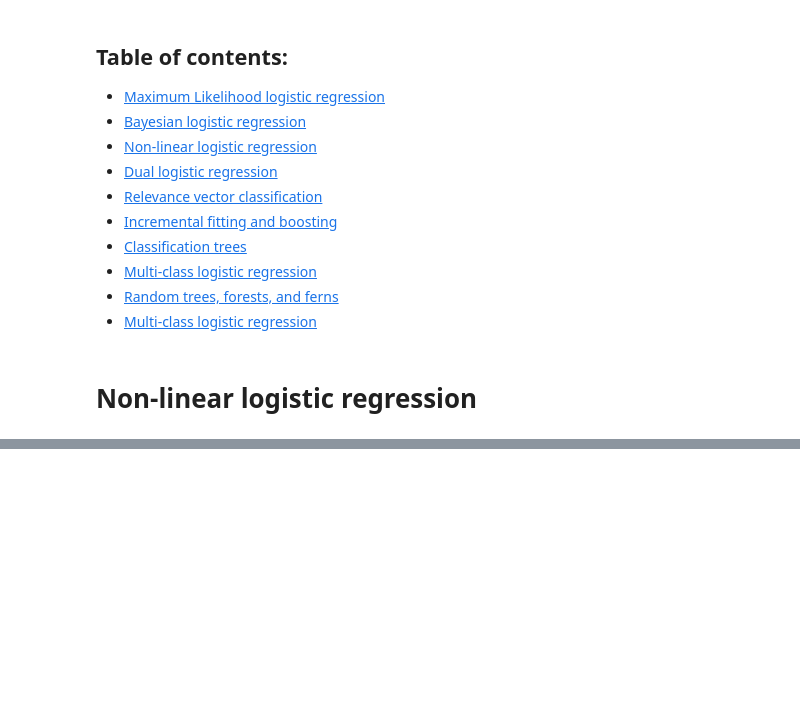
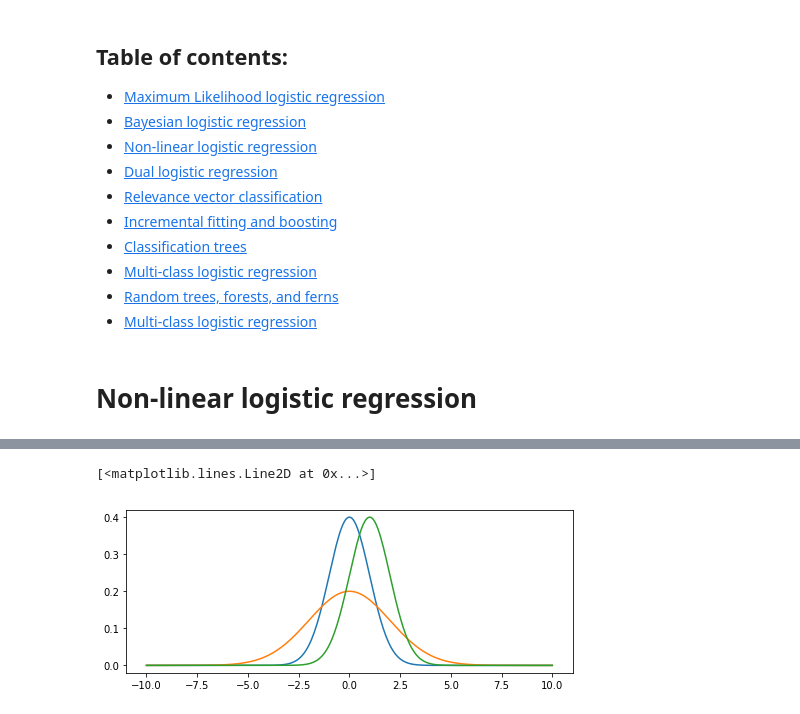
Before and after one commit to kiyomizuhi/machine_learning_scratch_Prince_computer_vision, a Jupyter notebook: scratch/classification/non_linear_logistic_regression.ipynb, the cells around one changed output, grey strips where cells are left out. Cells and saved outputs as stored; diff of their text form; code cells hidden in the pictures; blank space fills up the shorter version.

```diff
--- a/scratch/classification/non_linear_logistic_regression.ipynb
+++ b/scratch/classification/non_linear_logistic_regression.ipynb
@@ -374,0 +1046,11 @@ plt.scatter(ds2[0], ds2[1], s=3, c=(0., 0.4, 1.))
+# %%
+x=np.linspace(-10, 10, 301)
+f1 = spst.norm.pdf(x, loc=0, scale=1)
+f2 = spst.norm.pdf(x, loc=0, scale=2)
+f3 = spst.norm.pdf(x, loc=1, scale=1)
+plt.plot(x,f1)
+plt.plot(x,f2)
+plt.plot(x,f3)
+# %% [output]
+[<matplotlib.lines.Line2D at 0x...>]
+[figure, added]
```
Also changed, not shown: parts of 24 cells of this notebook.
